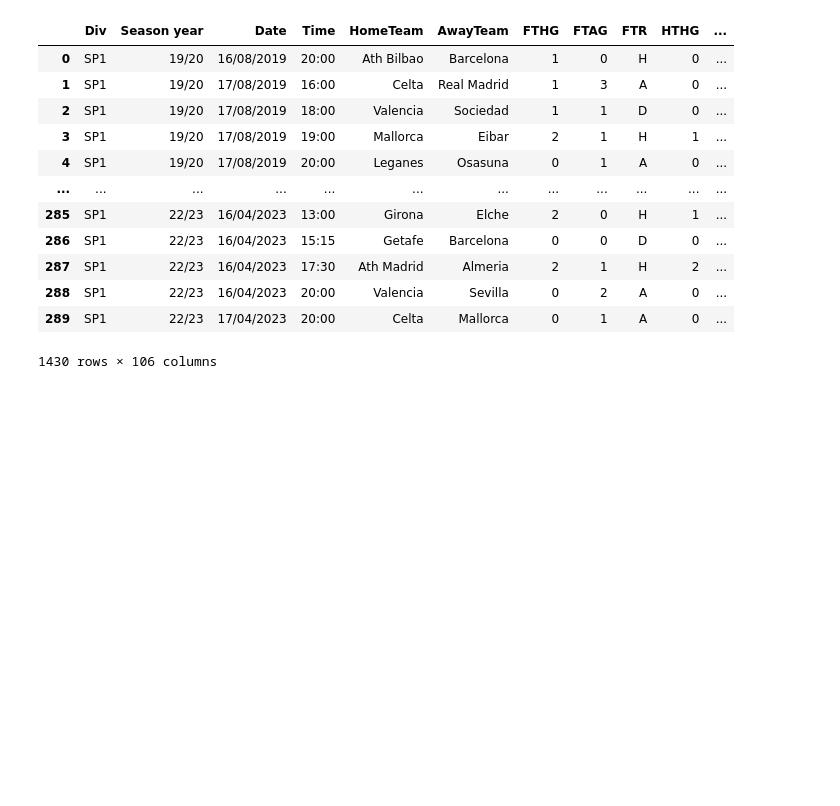
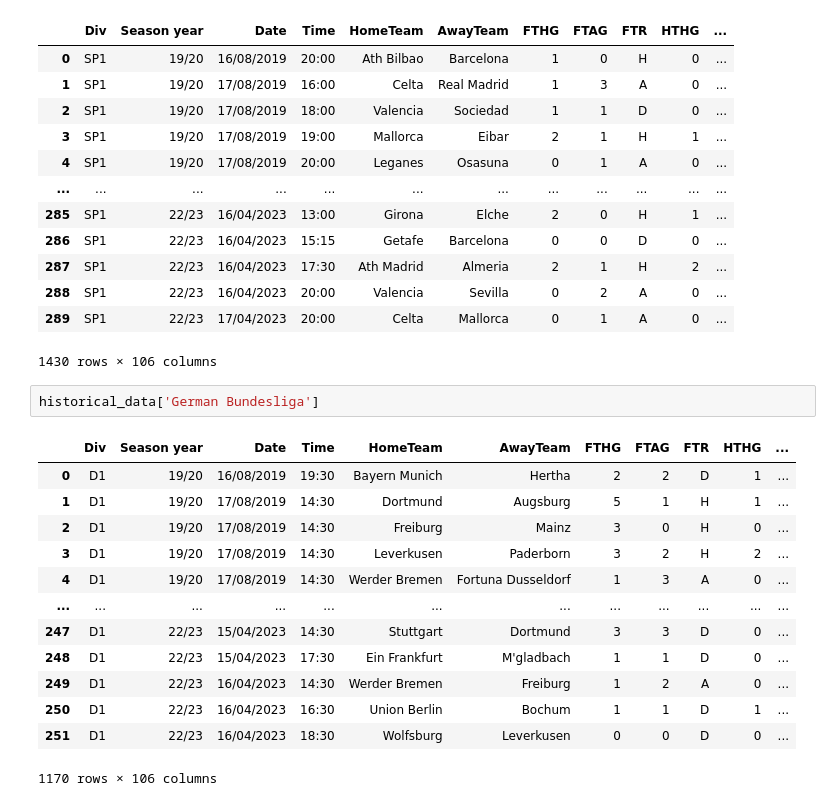
Before and after one commit to Stan-is-the-man/web_scraping, a Jupyter notebook: web_scraping.ipynb, the cells around one changed output. Saved outputs shown, nothing was run; the diff lists cells and outputs as text; blank space fills up the shorter version.

```diff
--- a/web_scraping.ipynb
+++ b/web_scraping.ipynb
@@ -164,3 +167,19 @@ historical_data['Spanish La League']
 | 288 | SP1 | 22/23 | 16/04/2023 | 20:00 | Valencia | Sevilla | 0 | 2 | A | 0 | ... |
 | 289 | SP1 | 22/23 | 17/04/2023 | 20:00 | Celta | Mallorca | 0 | 1 | A | 0 | ... |
 1430 rows × 106 columns
+# %%
+historical_data['German Bundesliga']
+# %% [output]
+|  | Div | Season year | Date | Time | HomeTeam | AwayTeam | FTHG | FTAG | FTR | HTHG | ... |
+| 0 | D1 | 19/20 | 16/08/2019 | 19:30 | Bayern Munich | Hertha | 2 | 2 | D | 1 | ... |
+| 1 | D1 | 19/20 | 17/08/2019 | 14:30 | Dortmund | Augsburg | 5 | 1 | H | 1 | ... |
+| 2 | D1 | 19/20 | 17/08/2019 | 14:30 | Freiburg | Mainz | 3 | 0 | H | 0 | ... |
+| 3 | D1 | 19/20 | 17/08/2019 | 14:30 | Leverkusen | Paderborn | 3 | 2 | H | 2 | ... |
+| 4 | D1 | 19/20 | 17/08/2019 | 14:30 | Werder Bremen | Fortuna Dusseldorf | 1 | 3 | A | 0 | ... |
+| ... | ... | ... | ... | ... | ... | ... | ... | ... | ... | ... | ... |
+| 247 | D1 | 22/23 | 15/04/2023 | 14:30 | Stuttgart | Dortmund | 3 | 3 | D | 0 | ... |
+| 248 | D1 | 22/23 | 15/04/2023 | 17:30 | Ein Frankfurt | M'gladbach | 1 | 1 | D | 0 | ... |
+| 249 | D1 | 22/23 | 16/04/2023 | 14:30 | Werder Bremen | Freiburg | 1 | 2 | A | 0 | ... |
+| 250 | D1 | 22/23 | 16/04/2023 | 16:30 | Union Berlin | Bochum | 1 | 1 | D | 1 | ... |
+| 251 | D1 | 22/23 | 16/04/2023 | 18:30 | Wolfsburg | Leverkusen | 0 | 0 | D | 0 | ... |
+1170 rows × 106 columns
```
Also changed, not shown: parts of 5 cells of this notebook.
